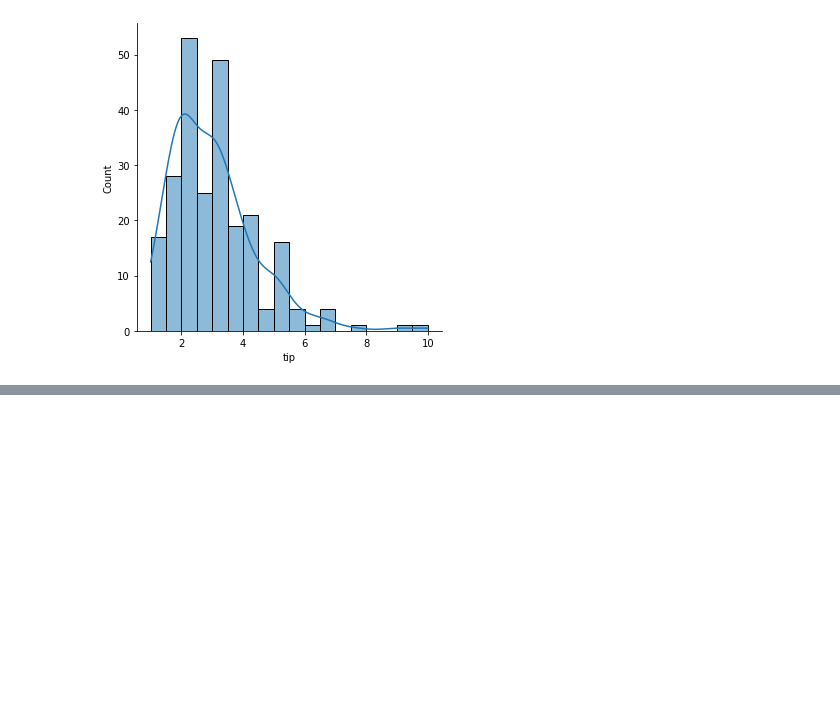
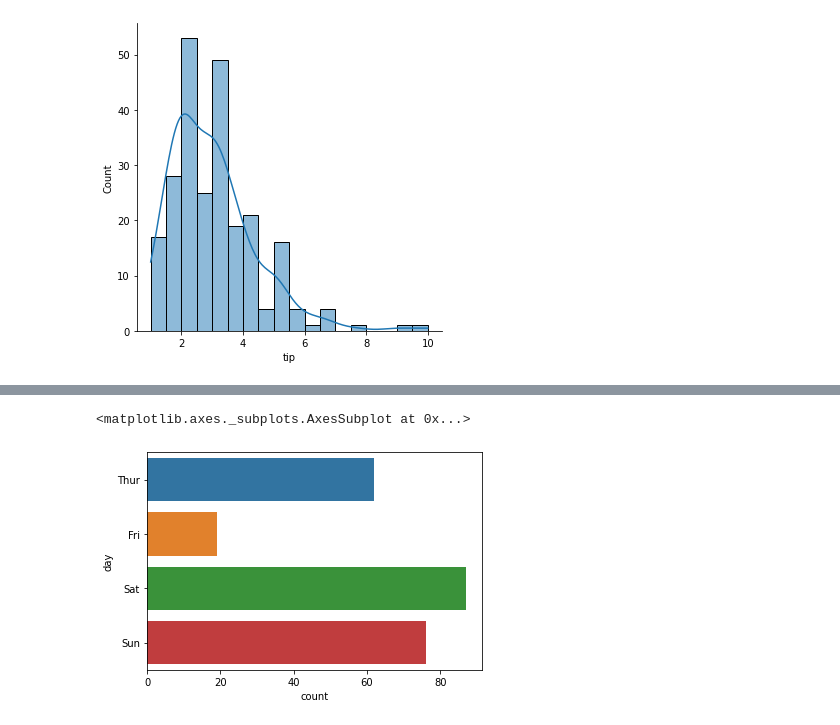
Before and after one commit to Airinelizabath/PROGRAMREPO, a Jupyter notebook: PLOTING.ipynb, the cells around one changed output, grey strips where cells are left out. Saved outputs shown, nothing was run; the diff lists cells and outputs as text; code cells hidden in the pictures; blank space fills up the shorter version.

```diff
--- a/PLOTING.ipynb
+++ b/PLOTING.ipynb
@@ -191,0 +201,5 @@ sns.displot(df['tip'], kde=True)
+# %%
+sns.countplot(y='day',data=df)   #y=   vertical
+# %% [output]
+<matplotlib.axes._subplots.AxesSubplot at 0x...>
+[figure, added]
```
Also changed, not shown: parts of 12 cells of this notebook.
